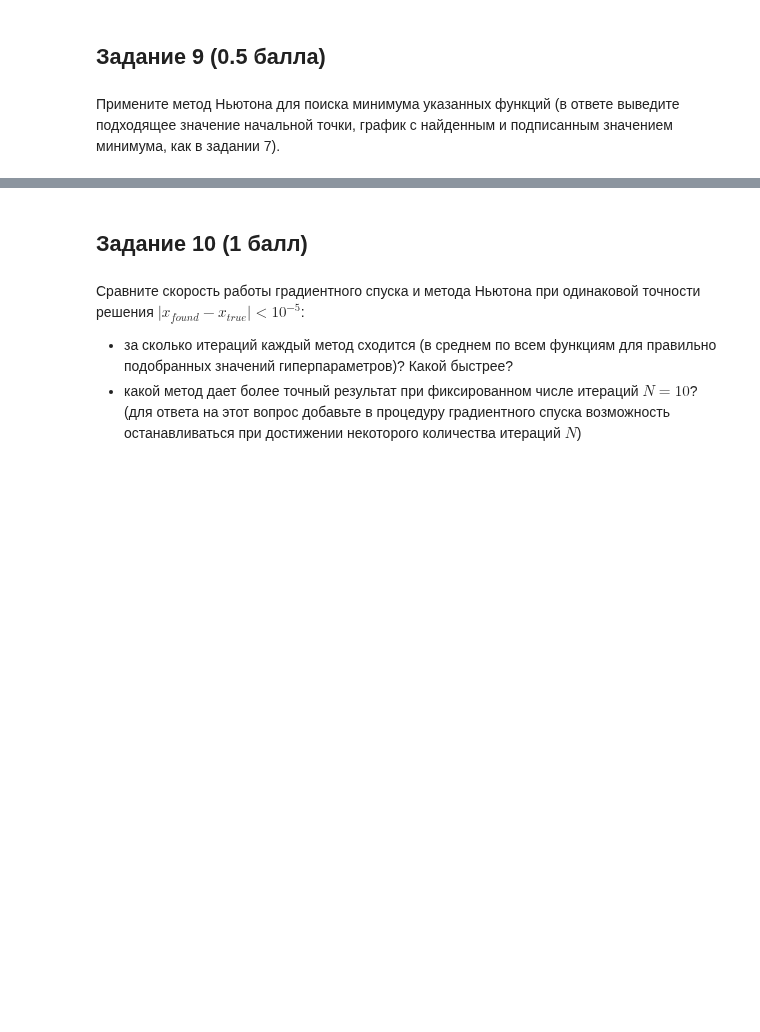
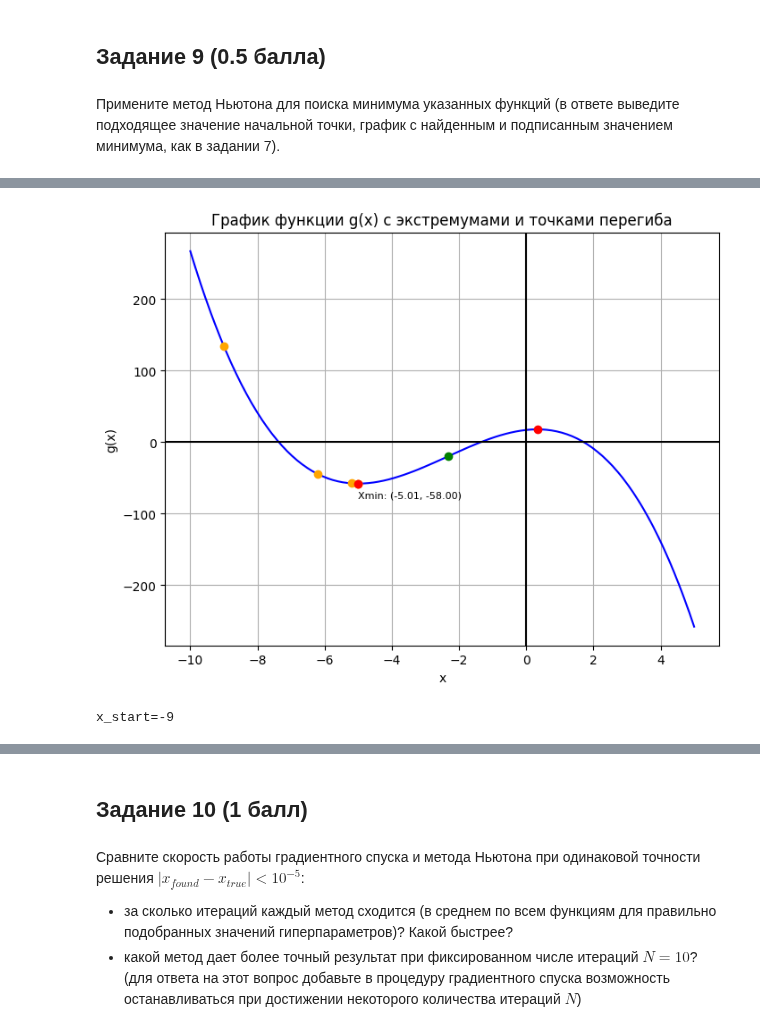
Before and after one commit to vasilyryabtsev/ml-hse-24-25, a Jupyter notebook: HW2_GD/ai_hw2_gd_base.ipynb, the cells around one changed output, grey strips where cells are left out. Saved outputs shown, nothing was run; the diff lists cells and outputs as text; code cells hidden in the pictures; blank space fills up the shorter version.

```diff
--- a/HW2_GD/ai_hw2_gd_base.ipynb
+++ b/HW2_GD/ai_hw2_gd_base.ipynb
@@ -426,0 +475,13 @@ x_start=1.47; learning_rate=1e-05
+# %%
+x_start = -9
+
+xmin, trace = newton_method(g, x_start, epsilon=0.01, delta=0.001)
+
+plot_op(g, xmin, trace, va_delta=-10)
+
+plt.show()
+
+print(f'{x_start=}')
+# %% [output]
+[figure, added]
+x_start=-9
```
Also changed, not shown: parts of 27 cells of this notebook.
